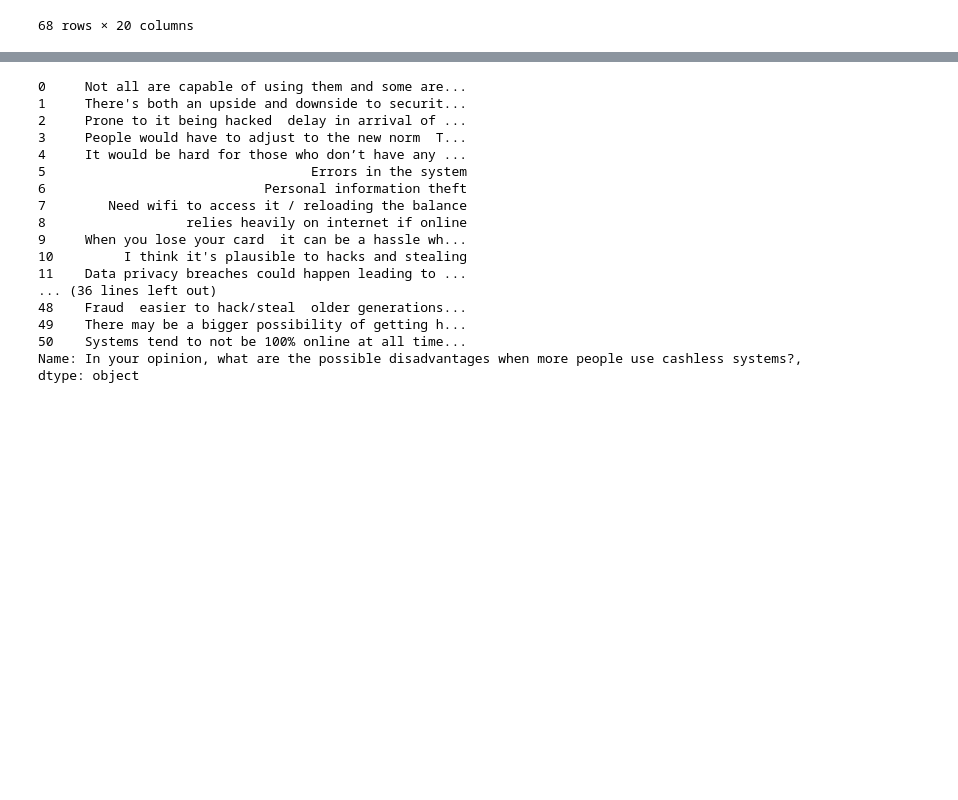
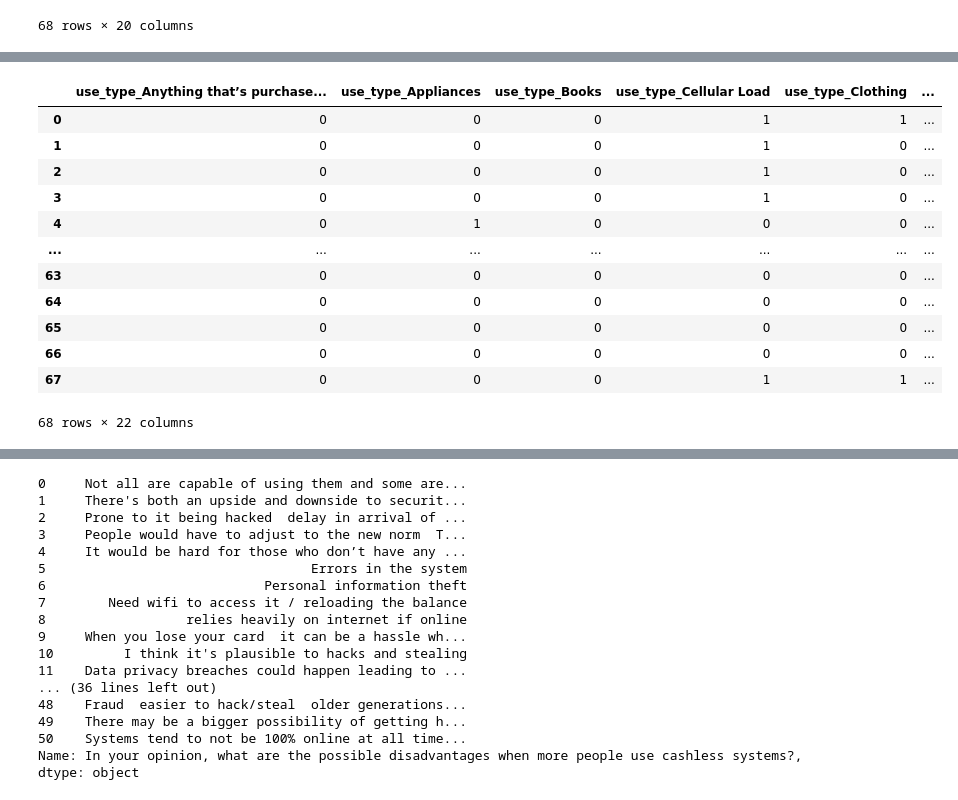
Before and after one commit to geosefuy/sthciux-cashless, a Jupyter notebook: [STHCIUX] Needfinding Study Exploratory Data Analysis.ipynb, the cells around one changed output, grey strips where cells are left out. Saved outputs shown, nothing was run; the diff lists cells and outputs as text; code cells hidden in the pictures; blank space fills up the shorter version.

```diff
--- a/[STHCIUX] Needfinding Study Exploratory Data Analysis.ipynb
+++ b/[STHCIUX] Needfinding Study Exploratory Data Analysis.ipynb
@@ -25,0 +86,3 @@ responses_df
+# %%
+cleaned = responses_df.cashless_use_type.str.split(', ', expand=True).stack()
+cleaned
@@ -25,0 +102,17 @@ responses_df
+# %%
+one_hot_use_type = pd.get_dummies(cleaned, prefix='use_type').groupby(level=0).sum()
+one_hot_use_type
+# %% [output]
+|  | use_type_Anything that’s purchase... | use_type_Appliances | use_type_Books | use_type_Cellular Load | use_type_Clothing | ... |
+| 0 | 0 | 0 | 0 | 1 | 1 | ... |
+| 1 | 0 | 0 | 0 | 1 | 0 | ... |
+| 2 | 0 | 0 | 0 | 1 | 0 | ... |
+| 3 | 0 | 0 | 0 | 1 | 0 | ... |
+| 4 | 0 | 1 | 0 | 0 | 0 | ... |
+| ... | ... | ... | ... | ... | ... | ... |
+| 63 | 0 | 0 | 0 | 0 | 0 | ... |
+| 64 | 0 | 0 | 0 | 0 | 0 | ... |
+| 65 | 0 | 0 | 0 | 0 | 0 | ... |
+| 66 | 0 | 0 | 0 | 0 | 0 | ... |
+| 67 | 0 | 0 | 0 | 1 | 1 | ... |
+68 rows × 22 columns
```
Also changed, not shown: parts of 15 cells of this notebook.
